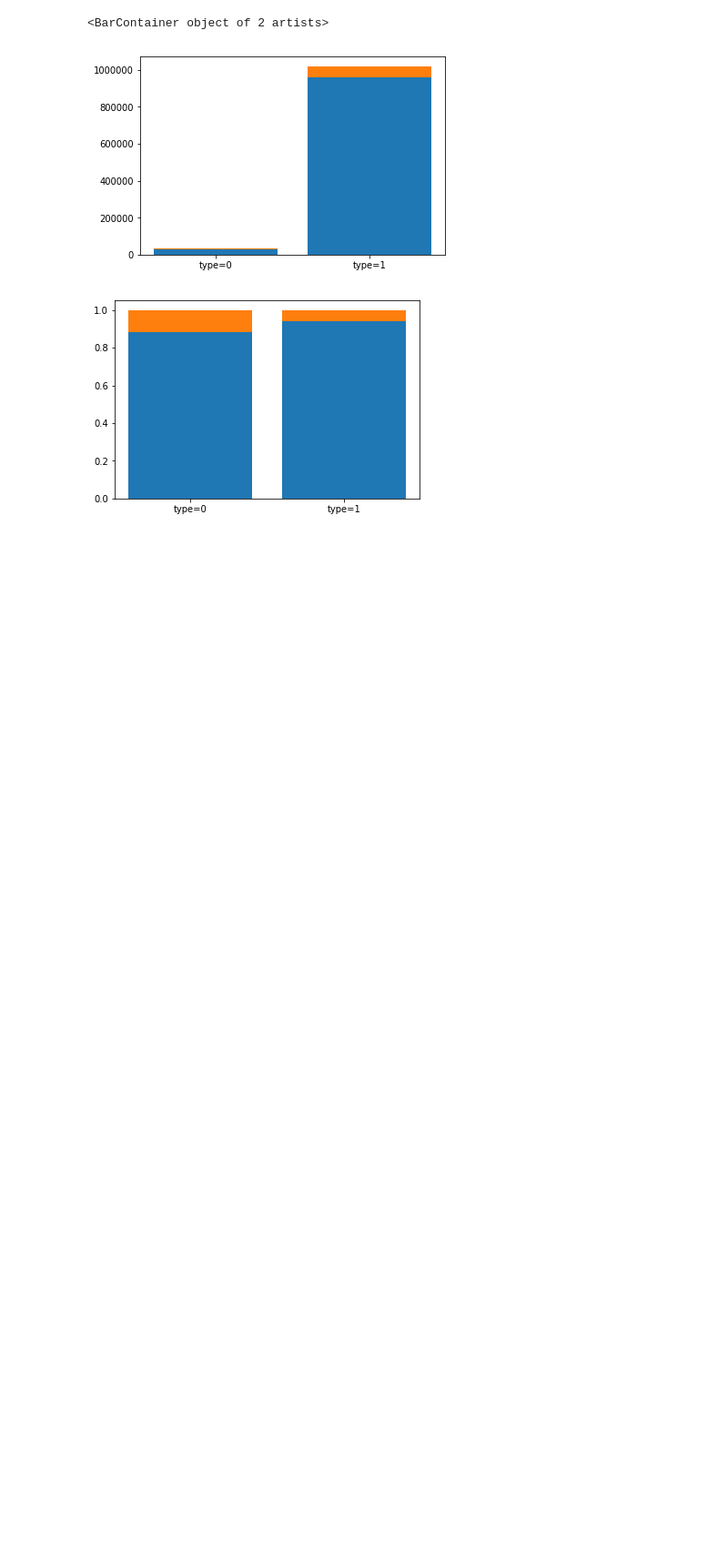
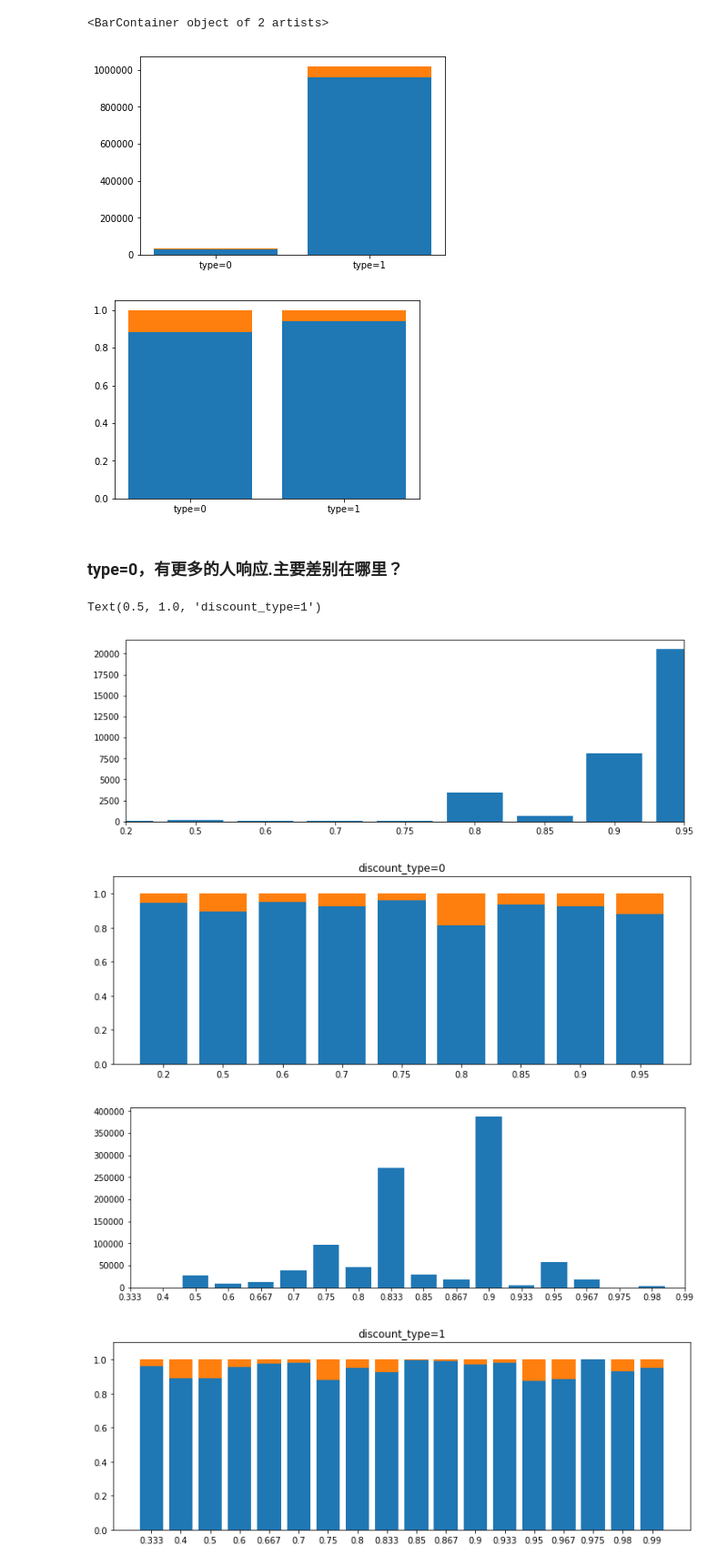
Before and after one commit to shaolei-zuo/myproject, a Jupyter notebook: mcomp/tc_o2o/EDA/EDA_restar0.ipynb, the cells around one changed output. Shown at 91% size. Drawn from its saved outputs; the diff is of its cells as text; code cells hidden in the pictures; blank space fills up the shorter version.

```diff
--- a/mcomp/tc_o2o/EDA/EDA_restar0.ipynb
+++ b/mcomp/tc_o2o/EDA/EDA_restar0.ipynb
@@ -95,3 +95,41 @@ plt.bar(xticks,num_label_1,bottom=num_label_0)
 <BarContainer object of 2 artists>
 [figure]
 [figure]
+# %% [markdown]
+### type=0，有更多的人响应.主要差别在哪里？
+# %%
+def func1(dfall):
+    si_vc = dfall.discount_rate.value_counts().sort_index()
+    dfthis = pd.DataFrame(si_vc)
+    cc2 = dfall.groupby('discount_rate')['label'].value_counts()
+    dfthis.loc[:,'0'] = cc2.xs(0,level=1)
+    dfthis.loc[:,'1'] = cc2.xs(1,level=1)
+    dfthis.fillna(0,inplace=True)
+    dfthis.index = np.around(dfthis.index,3)
+    dfthis.index = dfthis.index.astype('str')
+    return dfthis
+def draw_func1(dfthis):
+    plt.figure(figsize=(12,4))
+    plt.bar(dfthis.index,dfthis.discount_rate,width=0.8)
+    plt.xlim(0,1)
+    plt.xticks(range(0,len(dfthis)),dfthis.index)
+
+    plt.figure(figsize=(12,4))
+    plt.bar(dfthis.index,dfthis['0']/dfthis.discount_rate,width=0.8)
+    plt.bar(dfthis.index,dfthis['1']/dfthis.discount_rate,width=0.8,bottom=dfthis['0']/dfthis.discount_rate)
+    plt.ylim(0,1.1)
+    plt.xticks(dfthis.index);
+# %%
+dfthis0 = func1( dfall[dfall['discount_type']==0] )
+draw_func1(dfthis0)
+plt.title('discount_type=0')
+
+dfthis1 = func1( dfall[dfall['discount_type']==1] )
+draw_func1(dfthis1)
+plt.title('discount_type=1')
+# %% [output]
+Text(0.5, 1.0, 'discount_type=1')
+[figure, added]
+[figure, added]
+[figure, added]
+[figure, added]
```
Also changed, not shown: parts of 6 cells of this notebook, 1 other file.
